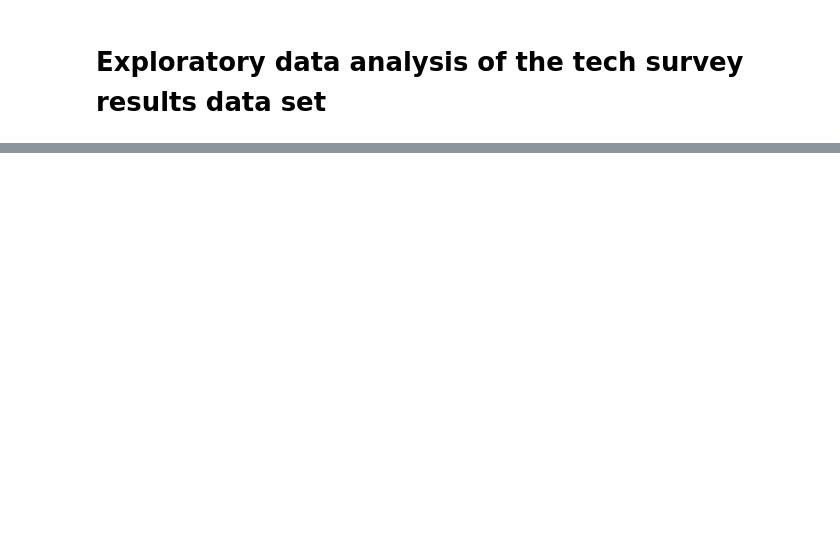
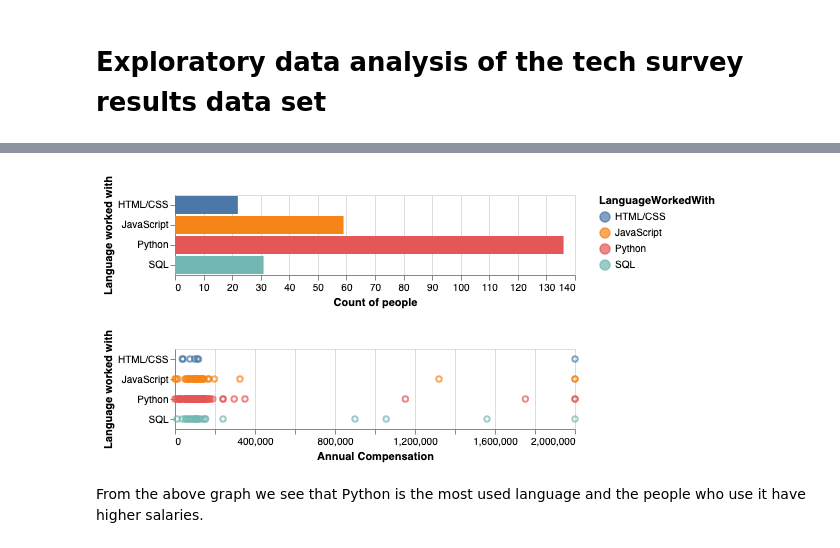
Before and after one commit to UBC-MDS/tech_salary_predictor_canada_us, a Jupyter notebook: src/EDA1.ipynb, the cells around one changed output, grey strips where cells are left out. Cells and saved outputs as stored; diff of their text form; code cells hidden in the pictures; blank space fills up the shorter version.

```diff
--- a/src/EDA1.ipynb
+++ b/src/EDA1.ipynb
@@ -213,0 +123,21 @@ language_df
+# %%
+tech = ['JavaScript', 'HTML/CSS', 'SQL', 'Python', 'Bash/Shell']
+tech_split = train_df.query('LanguageWorkedWith == @tech')
+# %%
+chart_5 = alt.Chart(tech_split).mark_point(
+).encode(alt.Y('LanguageWorkedWith', title='Language worked with'),
+         alt.X('ConvertedComp', title='Annual Compensation'),
+         color='LanguageWorkedWith'
+)
+
+chart_6 = alt.Chart(tech_split).mark_bar(
+).encode(alt.Y('LanguageWorkedWith', title='Language worked with'),
+         alt.X('count()', title='Count of people'),
+         color='LanguageWorkedWith'
+)
+
+chart_6 & chart_5
+# %% [output]
+[figure, added]
+# %% [markdown]
+From the above graph we see that Python is the most used language and the people who use it have higher salaries.
```
Also changed, not shown: parts of 28 cells of this notebook.
